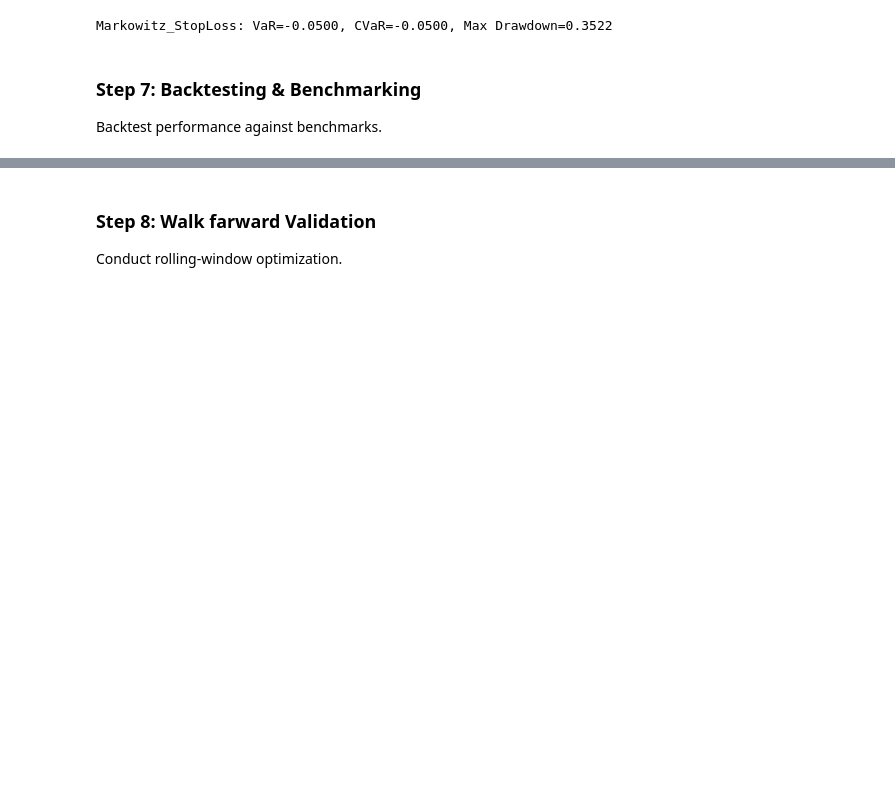
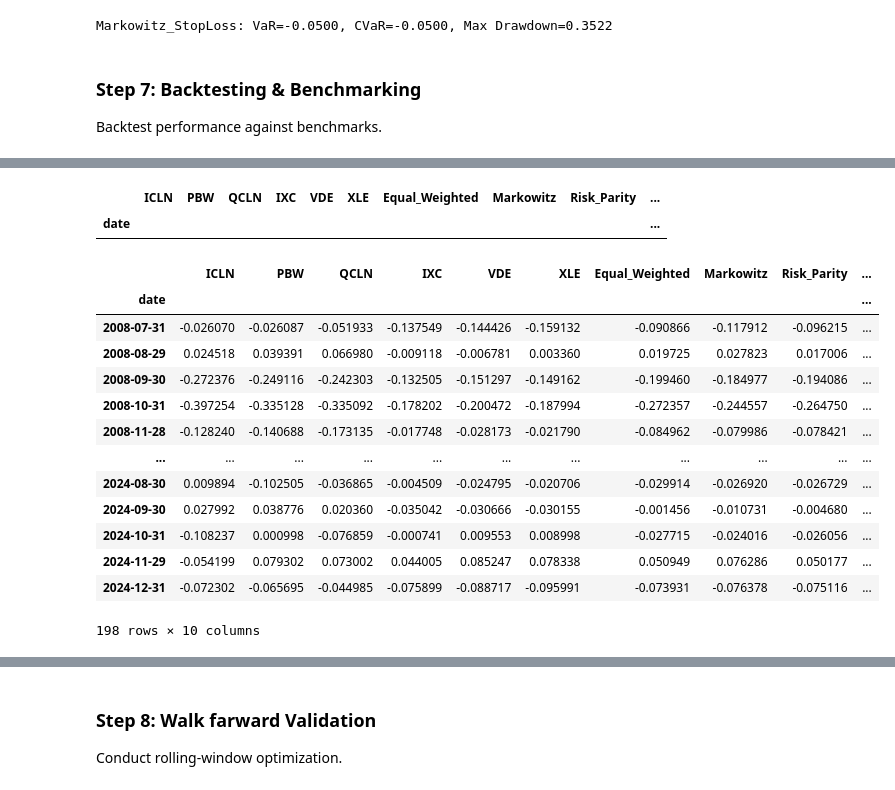
Before and after one commit to simengut/portfolio-optimization-renewable, a Jupyter notebook: InitialAnalysis.ipynb, the cells around one changed output, grey strips where cells are left out. Cells and saved outputs as stored; diff of their text form; code cells hidden in the pictures; blank space fills up the shorter version.

```diff
--- a/InitialAnalysis.ipynb
+++ b/InitialAnalysis.ipynb
@@ -305 +338,28 @@ Backtest performance against benchmarks.
+# %%
+# S&P 500 Benchmark from WRDS
+sp500_query = """
+SELECT date, vwretd FROM crsp.msi
+WHERE date BETWEEN '2007-01-01' AND '2024-12-31'
+"""
+sp500 = db.raw_sql(sp500_query, date_cols=['date']).set_index('date')
+# %% [output]
+|  | ICLN | PBW | QCLN | IXC | VDE | XLE | Equal_Weighted | Markowitz | Risk_Parity | ... |
+| date |  |  |  |  |  |  |  |  |  | ... |
+# %%
+returns_pivot.join(sp500, how='inner')
+# %% [output]
+|  | ICLN | PBW | QCLN | IXC | VDE | XLE | Equal_Weighted | Markowitz | Risk_Parity | ... |
+| date |  |  |  |  |  |  |  |  |  | ... |
+| 2008-07-31 | -0.026070 | -0.026087 | -0.051933 | -0.137549 | -0.144426 | -0.159132 | -0.090866 | -0.117912 | -0.096215 | ... |
+| 2008-08-29 | 0.024518 | 0.039391 | 0.066980 | -0.009118 | -0.006781 | 0.003360 | 0.019725 | 0.027823 | 0.017006 | ... |
+| 2008-09-30 | -0.272376 | -0.249116 | -0.242303 | -0.132505 | -0.151297 | -0.149162 | -0.199460 | -0.184977 | -0.194086 | ... |
+| 2008-10-31 | -0.397254 | -0.335128 | -0.335092 | -0.178202 | -0.200472 | -0.187994 | -0.272357 | -0.244557 | -0.264750 | ... |
+| 2008-11-28 | -0.128240 | -0.140688 | -0.173135 | -0.017748 | -0.028173 | -0.021790 | -0.084962 | -0.079986 | -0.078421 | ... |
+| ... | ... | ... | ... | ... | ... | ... | ... | ... | ... | ... |
+| 2024-08-30 | 0.009894 | -0.102505 | -0.036865 | -0.004509 | -0.024795 | -0.020706 | -0.029914 | -0.026920 | -0.026729 | ... |
+| 2024-09-30 | 0.027992 | 0.038776 | 0.020360 | -0.035042 | -0.030666 | -0.030155 | -0.001456 | -0.010731 | -0.004680 | ... |
+| 2024-10-31 | -0.108237 | 0.000998 | -0.076859 | -0.000741 | 0.009553 | 0.008998 | -0.027715 | -0.024016 | -0.026056 | ... |
+| 2024-11-29 | -0.054199 | 0.079302 | 0.073002 | 0.044005 | 0.085247 | 0.078338 | 0.050949 | 0.076286 | 0.050177 | ... |
+| 2024-12-31 | -0.072302 | -0.065695 | -0.044985 | -0.075899 | -0.088717 | -0.095991 | -0.073931 | -0.076378 | -0.075116 | ... |
+198 rows × 10 columns
 # %%
```
Also changed, not shown: parts of 8 cells of this notebook, 1 other file.
